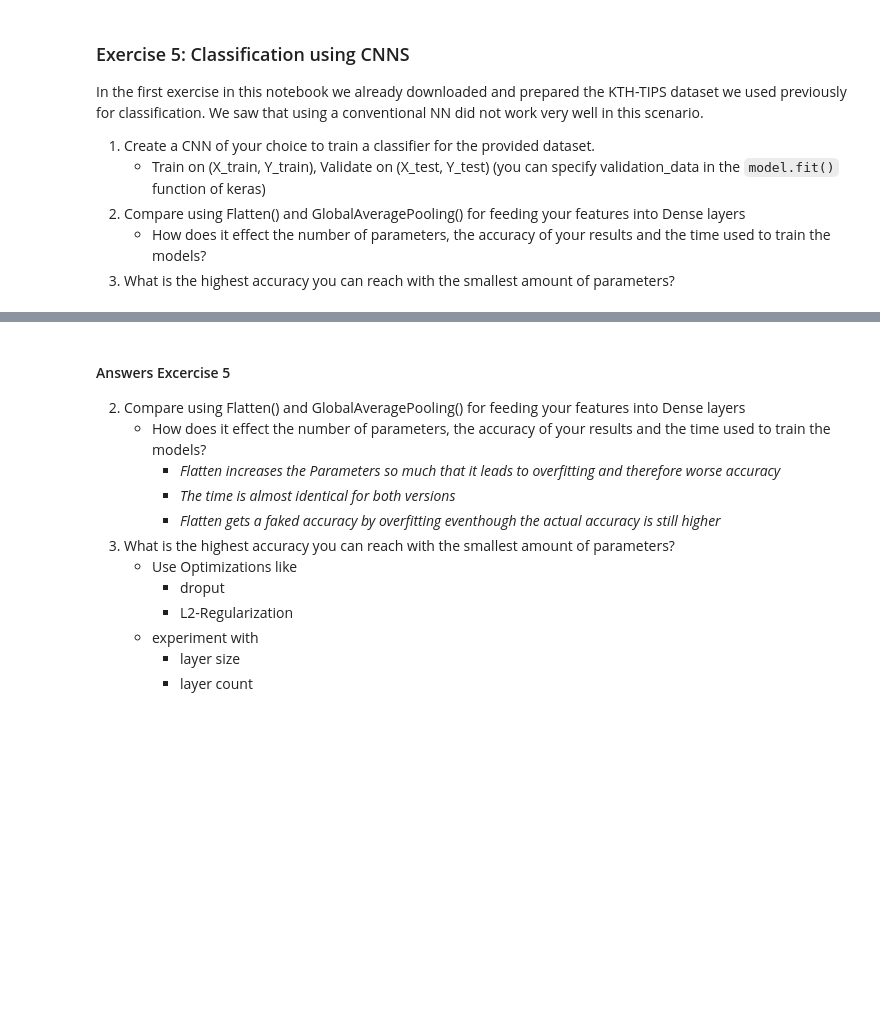
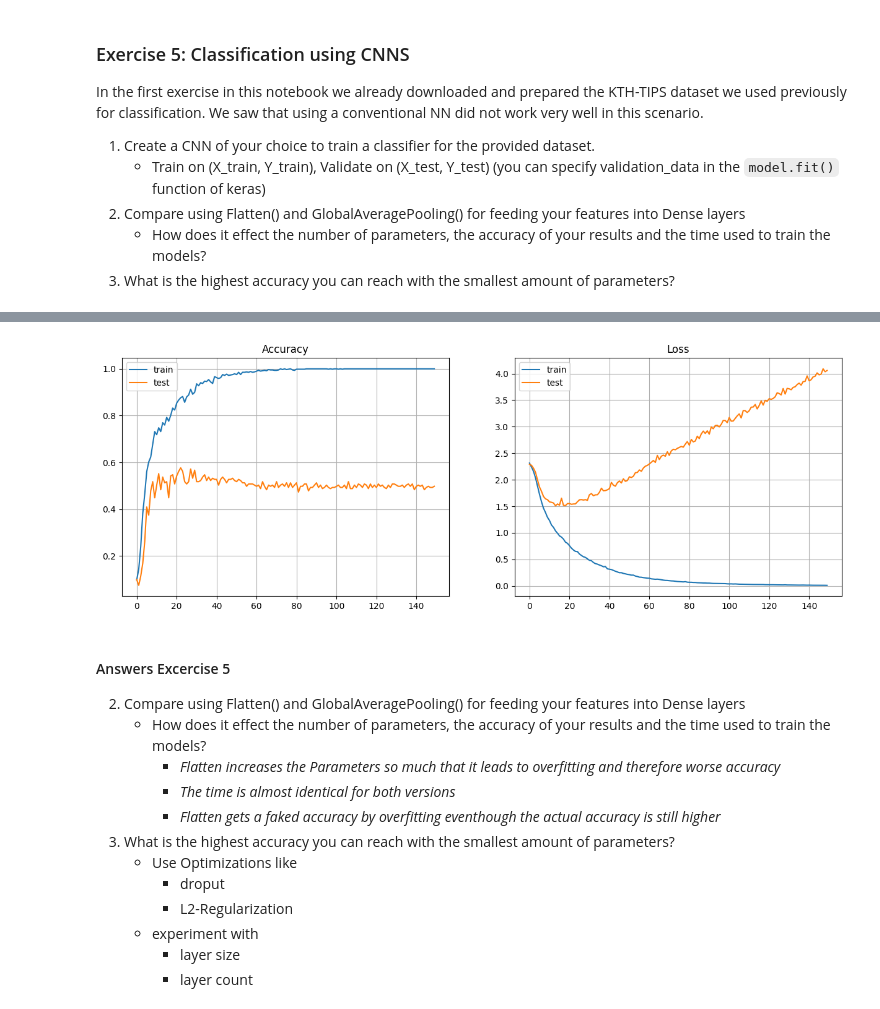
Before and after one commit to CengoleFHV/computer-vision-course, a Jupyter notebook: Computer-Vision-CNNs-Exercises_aycen.ipynb, the cells around one changed output, grey strips where cells are left out. Saved outputs shown, nothing was run; the diff lists cells and outputs as text; code cells hidden in the pictures; blank space fills up the shorter version.

```diff
--- a/Computer-Vision-CNNs-Exercises_aycen.ipynb
+++ b/Computer-Vision-CNNs-Exercises_aycen.ipynb
@@ -476,3 +478,21 @@ plt.show()
+# %%
+import matplotlib.pyplot as plt
+
+fig, axs = plt.subplots(1, 2, figsize=(15, 5))
+
+axs[0].plot(history_flatten_cnn.history['accuracy'], label='train')
+axs[0].plot(history_flatten_cnn.history['val_accuracy'], label='test')
+axs[0].set_title('Accuracy')
+axs[0].legend()
+axs[0].grid()
+
+axs[1].plot(history_flatten_cnn.history['loss'], label='train')
+axs[1].plot(history_flatten_cnn.history['val_loss'], label='test')
+axs[1].set_title('Loss')
+axs[1].legend()
+axs[1].grid()
+# %% [output]
+[figure, added]
 # %% [markdown]
 #### Answers Excercise 5
 
```
Also changed, not shown: parts of 6 cells of this notebook, 3 other files.
